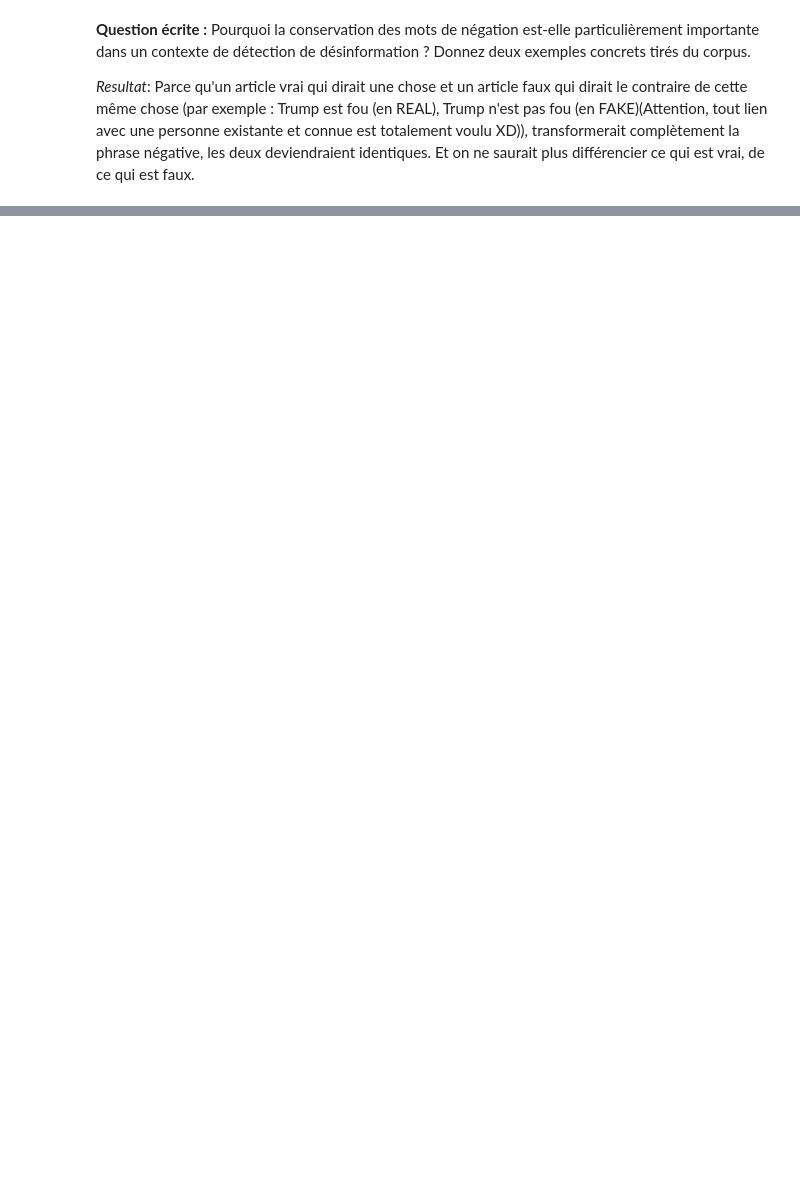
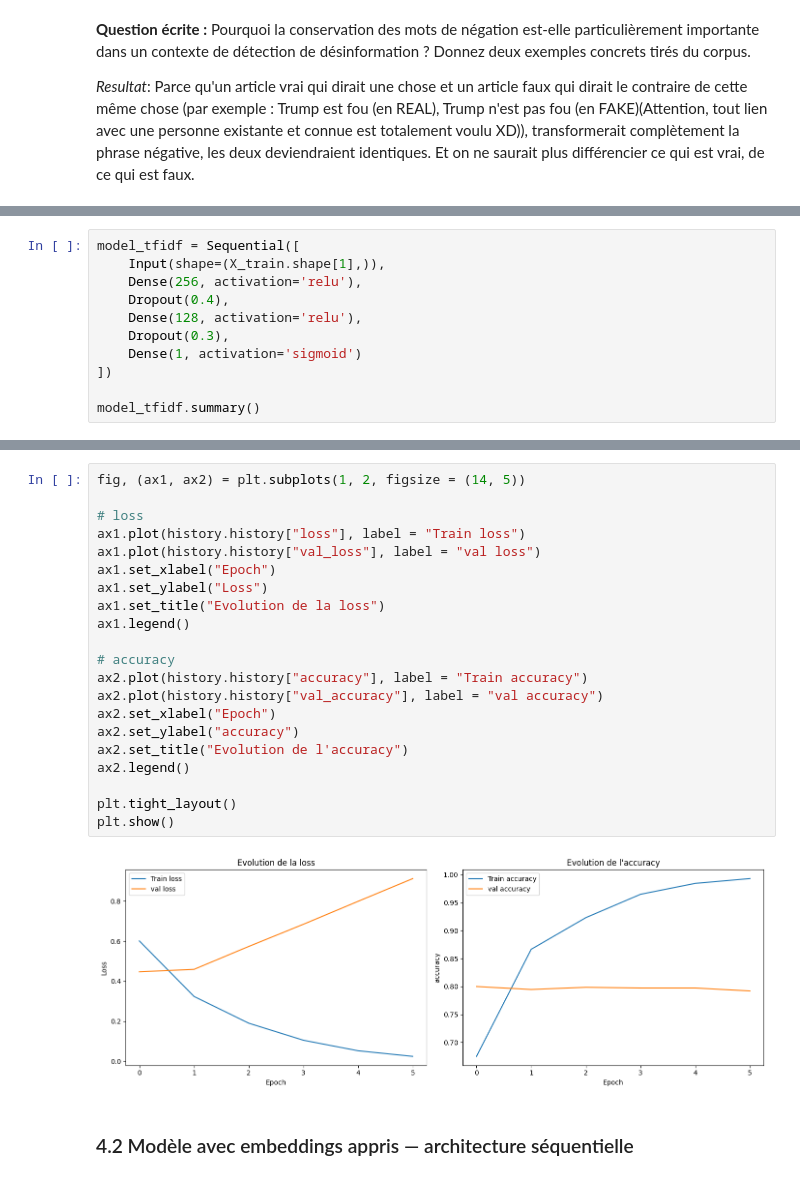
Before and after one commit to Solangele/CDSD_ecf4, a Jupyter notebook: notebook/ecf_fake_news.ipynb, the cells around one changed output, grey strips where cells are left out. Saved outputs shown, nothing was run; the diff lists cells and outputs as text; blank space fills up the shorter version.

```diff
--- a/notebook/ecf_fake_news.ipynb
+++ b/notebook/ecf_fake_news.ipynb
@@ -356,0 +439,11 @@ Nombre de titres vides après suppression : 0
+# %%
+model_tfidf = Sequential([
+    Input(shape=(X_train.shape[1],)),
+    Dense(256, activation='relu'),
+    Dropout(0.4),
+    Dense(128, activation='relu'),
+    Dropout(0.3),
+    Dense(1, activation='sigmoid')
+])
+
+model_tfidf.summary()
@@ -356,0 +512,25 @@ Nombre de titres vides après suppression : 0
+# %%
+fig, (ax1, ax2) = plt.subplots(1, 2, figsize = (14, 5))
+
+# loss
+ax1.plot(history.history["loss"], label = "Train loss")
+ax1.plot(history.history["val_loss"], label = "val loss")
+ax1.set_xlabel("Epoch")
+ax1.set_ylabel("Loss")
+ax1.set_title("Evolution de la loss")
+ax1.legend()
+
+# accuracy
+ax2.plot(history.history["accuracy"], label = "Train accuracy")
+ax2.plot(history.history["val_accuracy"], label = "val accuracy")
+ax2.set_xlabel("Epoch")
+ax2.set_ylabel("accuracy")
+ax2.set_title("Evolution de l'accuracy")
+ax2.legend()
+
+plt.tight_layout()
+plt.show()
+# %% [output]
+[figure, added]
+# %% [markdown]
+### 4.2 Modèle avec embeddings appris — architecture séquentielle
```
Also changed, not shown: parts of 24 cells of this notebook, 4 other files.
